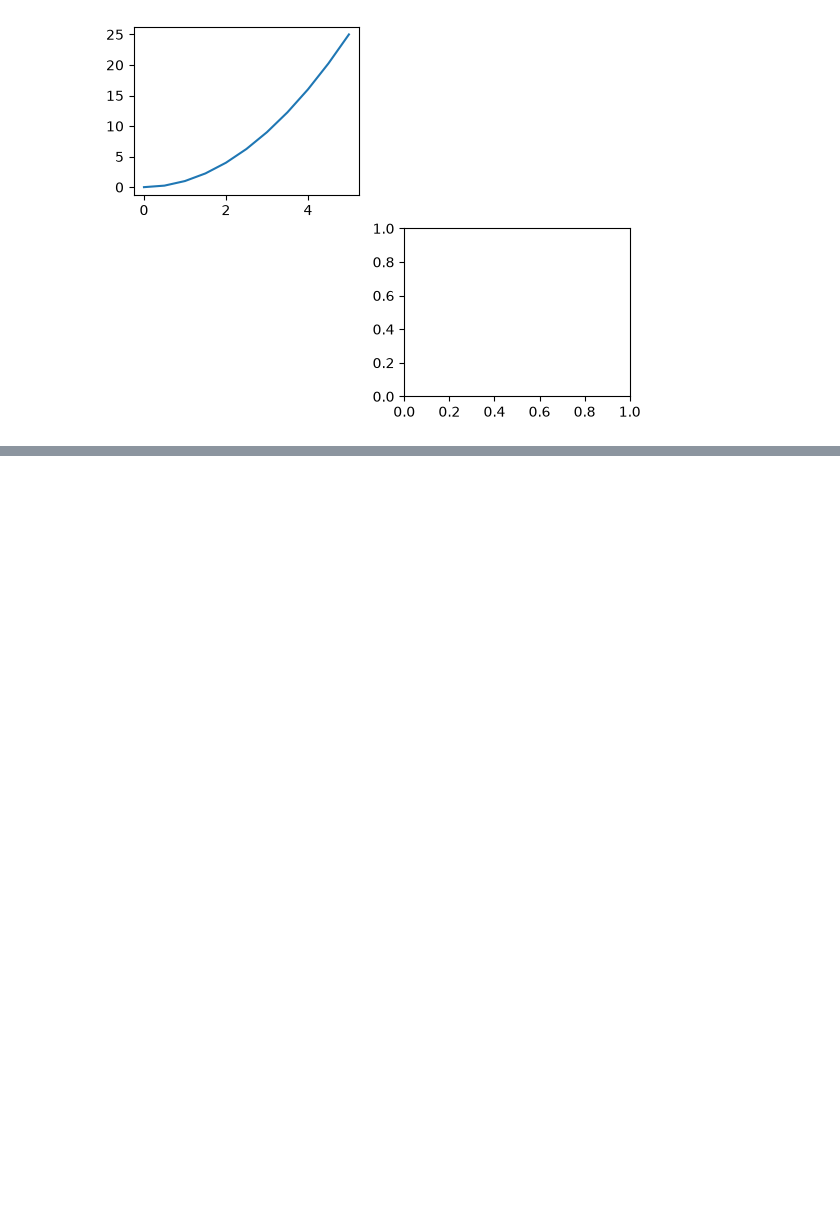
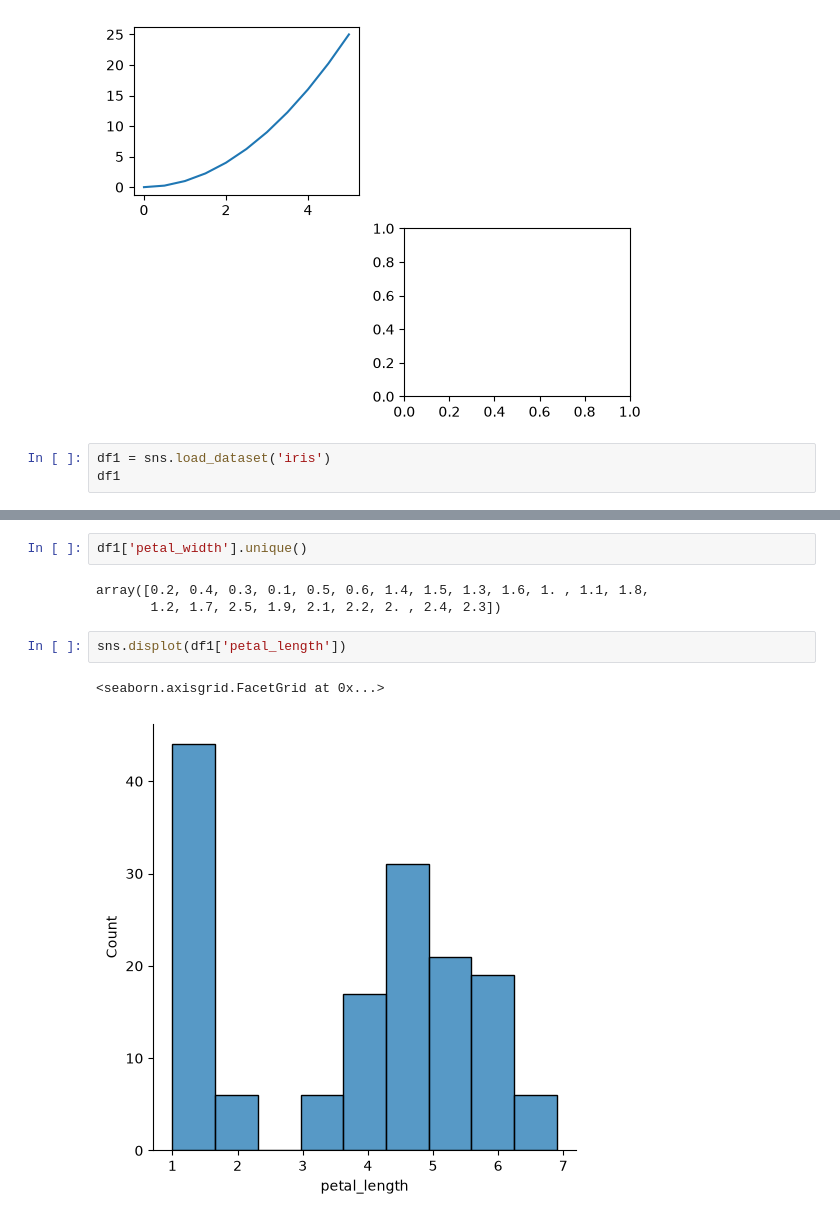
Before and after one commit to Ansh-Linux/Data-Visualization, a Jupyter notebook: Matplotlib.ipynb, the cells around one changed output, grey strips where cells are left out. Drawn from its saved outputs; the diff is of its cells as text; blank space fills up the shorter version.

```diff
--- a/Matplotlib.ipynb
+++ b/Matplotlib.ipynb
@@ -22,3 +22,6 @@ plt.subplot(2,2,4)
 # %% [output]
 <Axes: >
 [figure]
+# %%
+df1 = sns.load_dataset('iris')
+df1
@@ -24,0 +66,10 @@ plt.subplot(2,2,4)
+# %%
+df1['petal_width'].unique()
+# %% [output]
+array([0.2, 0.4, 0.3, 0.1, 0.5, 0.6, 1.4, 1.5, 1.3, 1.6, 1. , 1.1, 1.8,
+       1.2, 1.7, 2.5, 1.9, 2.1, 2.2, 2. , 2.4, 2.3])
+# %%
+sns.displot(df1['petal_length'])
+# %% [output]
+<seaborn.axisgrid.FacetGrid at 0x...>
+[figure, added]
```
Also changed, not shown: parts of 9 cells of this notebook.
